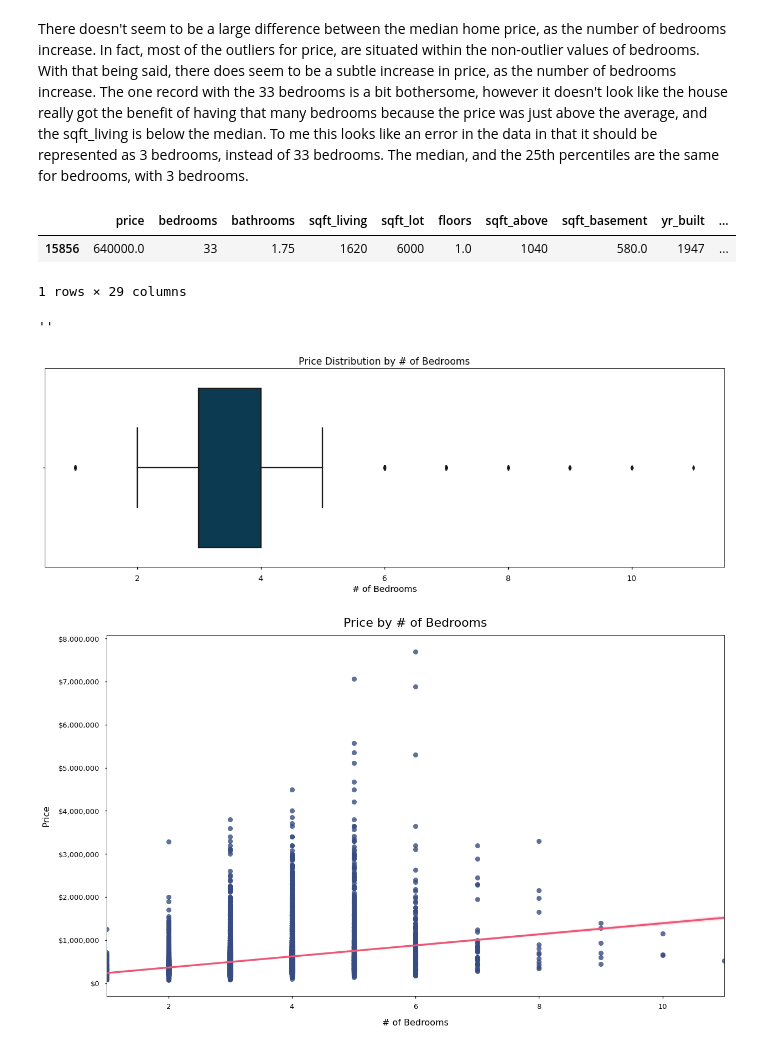
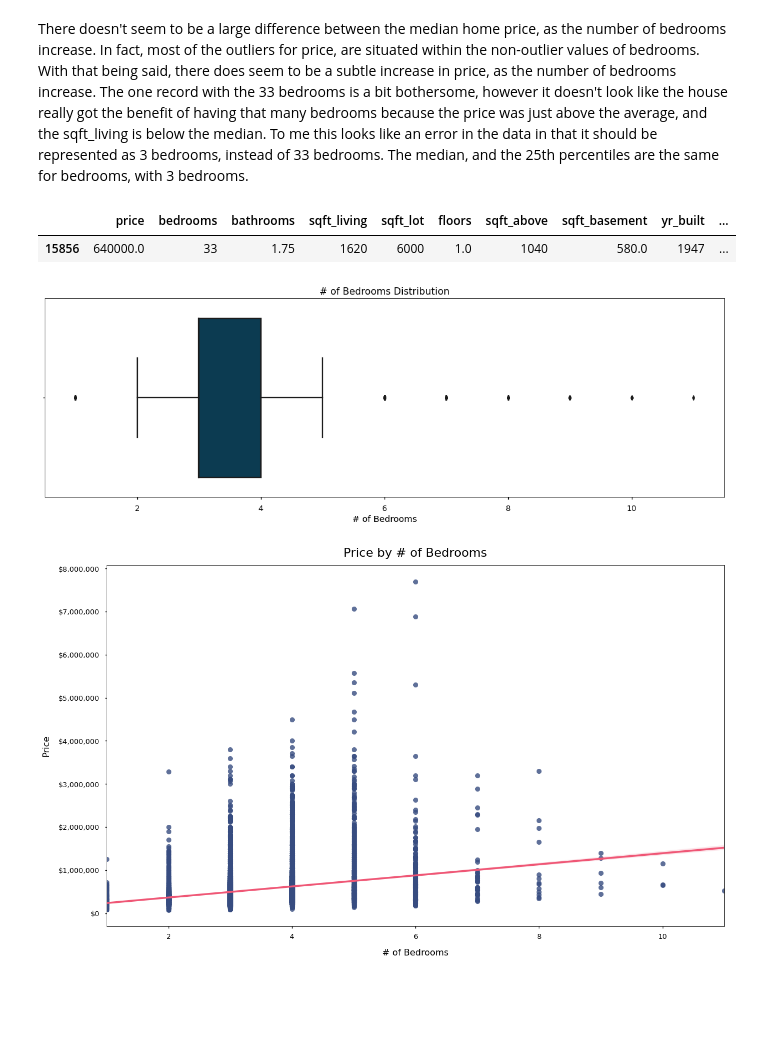
Before and after one commit to heathlikethecandybar/dsc-phase-2-project-v2-3, a Jupyter notebook: phase_2_project.ipynb, the cells around one changed output. Cells and saved outputs as stored; diff of their text form; code cells hidden in the pictures; blank space fills up the shorter version.

```diff
--- a/phase_2_project.ipynb
+++ b/phase_2_project.ipynb
@@ -387,7 +408,9 @@ memory usage: 3.1+ MB
 
 categoricals = ['condition', 'grade_cat']
 
-dummies = pd.get_dummies(df_clean[categoricals], prefix=categoricals, drop_first=True)
+dummies = pd.get_dummies(df_clean[categoricals],
+                         prefix=categoricals,
+                         drop_first=True)
 
 df_preprocessed = df_clean.drop(categoricals, axis=1)
 
@@ -443,0 +469,5 @@ Looks like bathrooms, sqft_living, sqft_above, sqft_lot15, and condition fair, a
+# %%
+# Removing the grade category OHE features.
+
+df_clean = df_clean.drop(df_clean.iloc[:,15:], axis=1)
+df_clean
@@ -608,11 +680,10 @@ bp.set_xlabel('# of Bedrooms')
 # %% [markdown]
 There doesn't seem to be a large difference between the median home price, as the number of bedrooms increase.  In fact, most of the outliers for price, are situated within the non-outlier values of bedrooms.  With that being said, there does seem to be a subtle increase in price, as the number of bedrooms increase.  The one record with the 33 bedrooms is a bit bothersome, however it doesn't look like the house really got the benefit of having that many bedrooms because the price was just above the average, and the sqft_living is below the median.  To me this looks like an error in the data in that it should be represented as 3 bedrooms, instead of 33 bedrooms.  The median, and the 25th percentiles are the same for bedrooms, with 3 bedrooms.
 # %%
-# isolating the bedroom row with 33 bedrooms for further inspection
+# Isolating the bedroom row with 33 bedrooms for further inspection
 
 df_clean.loc[df_clean['bedrooms'] == 33]
 # %% [output]
 |  | price | bedrooms | bathrooms | sqft_living | sqft_lot | floors | sqft_above | sqft_basement | yr_built | ... |
 | 15856 | 640000.0 | 33 | 1.75 | 1620 | 6000 | 1.0 | 1040 | 580.0 | 1947 | ... |
-1 rows × 29 columns
 # %%
@@ -620,21 +691,20 @@ df_clean.loc[df_clean['bedrooms'] == 33]
 
 df_clean['bedrooms'] = df['bedrooms'].replace([33],3)
 # %%
-# quick view to make sure our operation worked.
+# Quick view to make sure our operation worked.
 
 fig, ax = plt.subplots(figsize=(20,6))
 
-ax.set_title('Price Distribution by # of Bedrooms')
-
+ax.set_title('# of Bedrooms Distribution')
 
 bp = sns.boxplot(data=df_clean,
             x='bedrooms',
             palette=pal)
 
 bp.set_ylabel('')
 bp.set_xlabel('# of Bedrooms')
-;
+
+plt.show();
 # %% [output]
-''
-[figure, old version]
+[figure, new version]
 # %%
```
Also changed, not shown: parts of 101 cells of this notebook, 1 other file.
